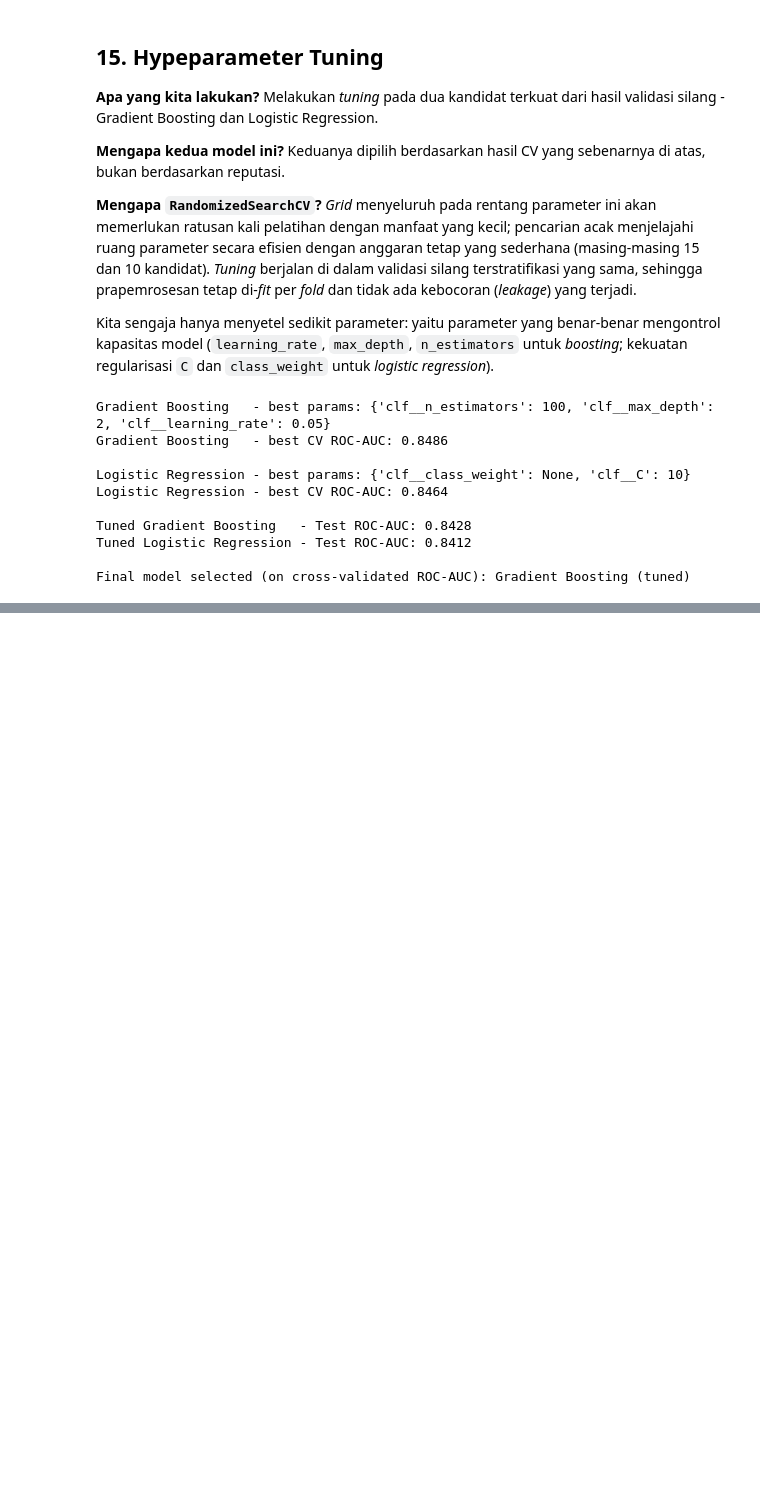
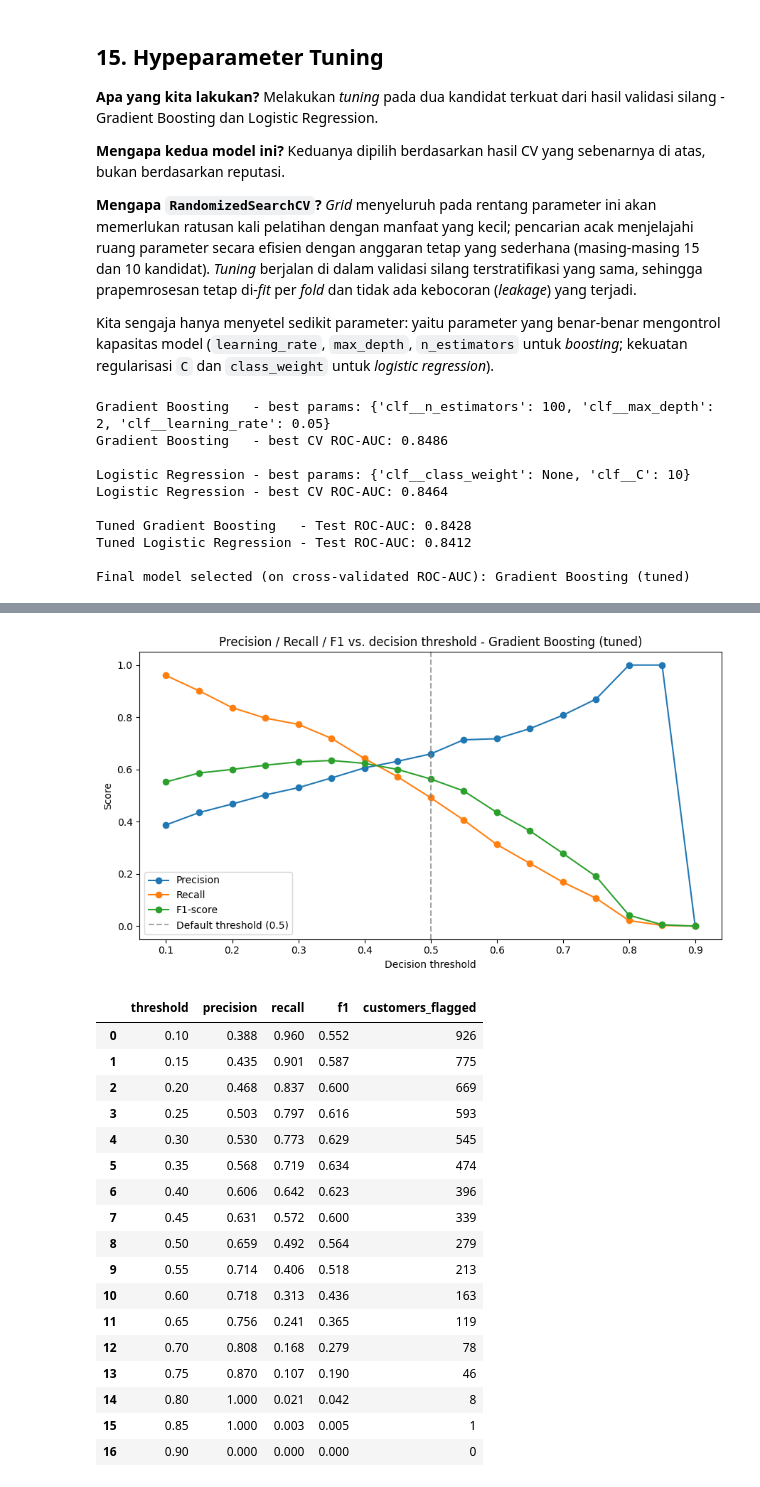
Before and after one commit to DaffaAlfiannoor/Customer-Churn-Analysis-and-Prediction, a Jupyter notebook: prediction.ipynb, the cells around one changed output, grey strips where cells are left out. Saved outputs shown, nothing was run; the diff lists cells and outputs as text; code cells hidden in the pictures; blank space fills up the shorter version.

Commit message:
Threshold optimization

```diff
--- a/prediction.ipynb
+++ b/prediction.ipynb
@@ -894,0 +921,49 @@ Final model selected (on cross-validated ROC-AUC): Gradient Boosting (tuned)
+# %%
+y_proba_final = final_model.predict_proba(X_test)[:, 1]
+
+thresholds = np.arange(0.10, 0.91, 0.05)
+threshold_rows = []
+for t in thresholds:
+    preds = (y_proba_final >= t).astype(int)
+    threshold_rows.append({
+        'threshold': round(t, 2),
+        'precision': precision_score(y_test, preds, zero_division=0),
+        'recall': recall_score(y_test, preds, zero_division=0),
+        'f1': f1_score(y_test, preds, zero_division=0),
+        'customers_flagged': int(preds.sum()),
+    })
+threshold_df = pd.DataFrame(threshold_rows)
+
+fig, ax = plt.subplots(figsize=(9, 5))
+ax.plot(threshold_df['threshold'], threshold_df['precision'], marker='o', label='Precision')
+ax.plot(threshold_df['threshold'], threshold_df['recall'], marker='o', label='Recall')
+ax.plot(threshold_df['threshold'], threshold_df['f1'], marker='o', label='F1-score')
+ax.axvline(0.5, color='gray', linestyle='--', alpha=0.7, label='Default threshold (0.5)')
+ax.set_xlabel("Decision threshold")
+ax.set_ylabel("Score")
+ax.set_title(f"Precision / Recall / F1 vs. decision threshold - {final_name}")
+ax.legend()
+plt.tight_layout()
+plt.show()
+
+threshold_df.round(3)
+# %% [output]
+[figure, added]
+|  | threshold | precision | recall | f1 | customers_flagged |
+| 0 | 0.10 | 0.388 | 0.960 | 0.552 | 926 |
+| 1 | 0.15 | 0.435 | 0.901 | 0.587 | 775 |
+| 2 | 0.20 | 0.468 | 0.837 | 0.600 | 669 |
+| 3 | 0.25 | 0.503 | 0.797 | 0.616 | 593 |
+| 4 | 0.30 | 0.530 | 0.773 | 0.629 | 545 |
+| 5 | 0.35 | 0.568 | 0.719 | 0.634 | 474 |
+| 6 | 0.40 | 0.606 | 0.642 | 0.623 | 396 |
+| 7 | 0.45 | 0.631 | 0.572 | 0.600 | 339 |
+| 8 | 0.50 | 0.659 | 0.492 | 0.564 | 279 |
+| 9 | 0.55 | 0.714 | 0.406 | 0.518 | 213 |
+| 10 | 0.60 | 0.718 | 0.313 | 0.436 | 163 |
+| 11 | 0.65 | 0.756 | 0.241 | 0.365 | 119 |
+| 12 | 0.70 | 0.808 | 0.168 | 0.279 | 78 |
+| 13 | 0.75 | 0.870 | 0.107 | 0.190 | 46 |
+| 14 | 0.80 | 1.000 | 0.021 | 0.042 | 8 |
+| 15 | 0.85 | 1.000 | 0.003 | 0.005 | 1 |
+| 16 | 0.90 | 0.000 | 0.000 | 0.000 | 0 |
```
Also changed, not shown: parts of 6 cells of this notebook.
